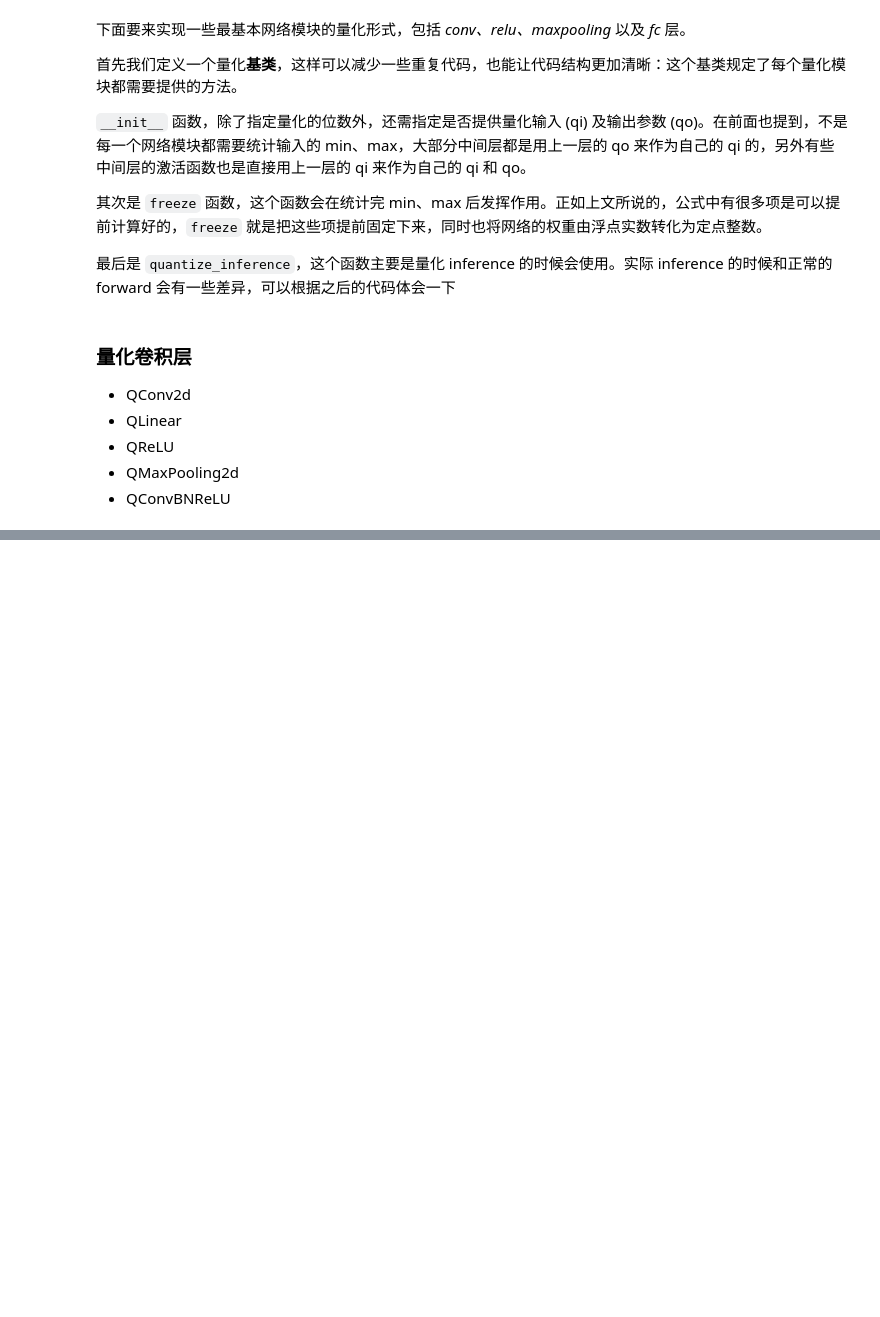
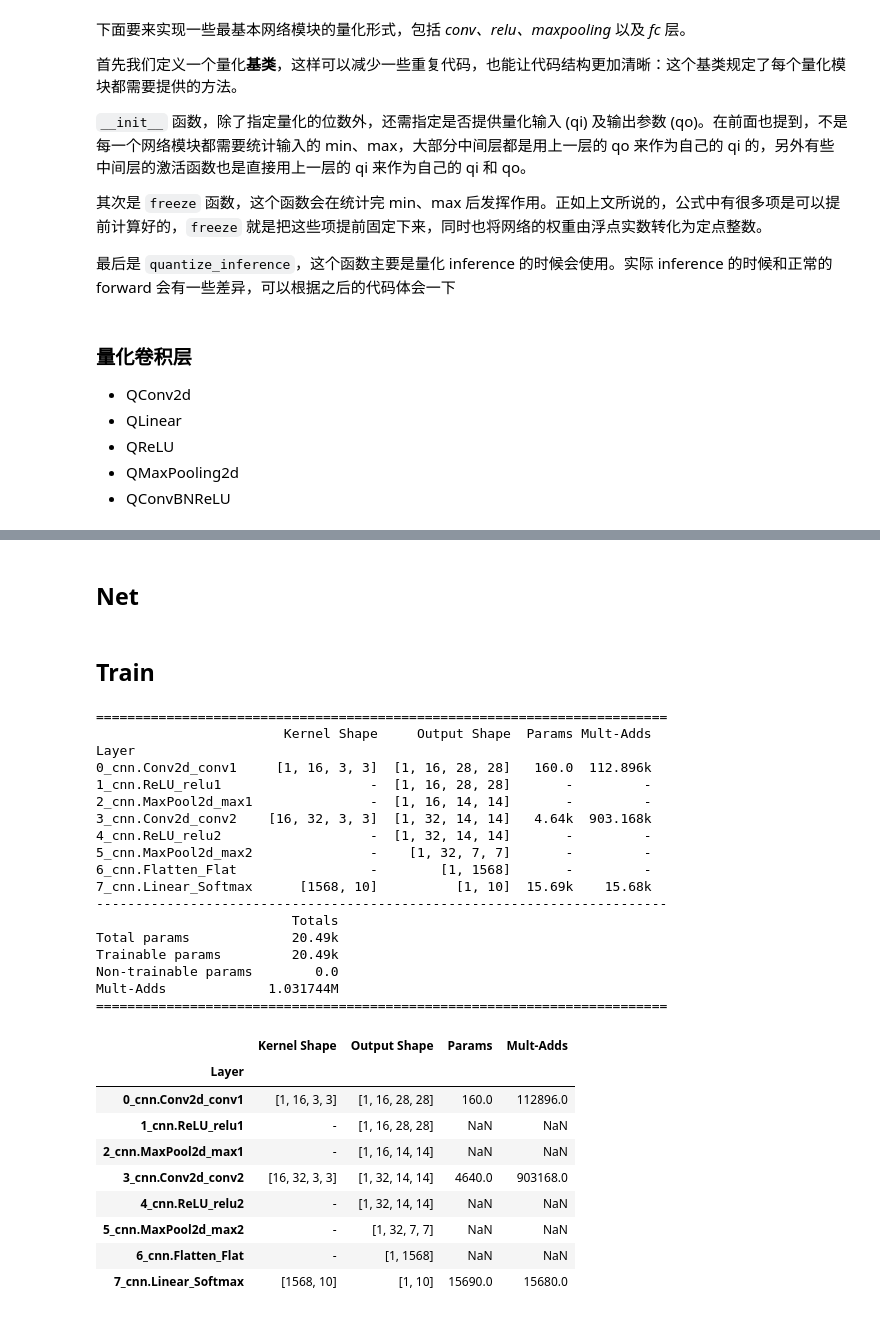
Before and after one commit to preminstrel/ECG-Classification, a Jupyter notebook: Quantization Exp/Post training quantization.ipynb, the cells around one changed output, grey strips where cells are left out. Drawn from its saved outputs; the diff is of its cells as text; code cells hidden in the pictures; blank space fills up the shorter version.

```diff
--- a/Quantization Exp/Post training quantization.ipynb
+++ b/Quantization Exp/Post training quantization.ipynb
@@ -113,4 +127,17 @@ $$q_a=M(\sum_i^N (q_w-Z_w)(q_x-Z_x)+q_b)+Z_a$$
 # %%
+from torch.autograd import Function
+class FakeQuantize(Function):
+
+    @staticmethod
+    def forward(ctx, x, qparam):
+        x = qparam.quantize_tensor(x)
+        x = qparam.dequantize_tensor(x)
+        return x
+
+    @staticmethod
+    def backward(ctx, grad_output):
+        return grad_output, None
+
 class QConv2d(QModule):
 
     def __init__(self, conv_module, qi=True, qo=True, num_bits=8):
@@ -123,22 +150,22 @@ class QConv2d(QModule):
 
         if hasattr(self, 'qi') and qi is not None:         # hasattr(object, name)  如果对象有该属性返回 True，否则返回 False。
             raise ValueError('qi has been provided in init function.')
-        if not hasattr(self, 'qi') and qi is None:
+        if not hasattr(self, 'qi') or qi is None:
             raise ValueError('qi is not existed, should be provided.')
 
         if hasattr(self, 'qo') and qo is not None:
             raise ValueError('qo has been provided in init function.')
-        if not hasattr(self, 'qo') and qo is None:
+        if not hasattr(self, 'qo') or qo is None:
             raise ValueError('qo is not existed, should be provided.')
 
         if qi is not None:
             self.qi = qi
         if qo is not None:
             self.qo = qo
-        self.M = self.qw.scale * self.qi.scale / self.qo.scale
+        self.M = self.qw.scale * self.qi.scale / self.qo.scale  # Calculate M
 
-        self.conv_module.weight.data = self.qw.quantize_tensor(self.conv_module.weight.data)
-        self.conv_module.weight.data = self.conv_module.weight.data - self.qw.zero_point
+        self.conv_module.weight.data = self.qw.quantize_tensor(self.conv_module.weight.data) # 把权重量化  标准：qw的参数
+        self.conv_module.weight.data = self.conv_module.weight.data - self.qw.zero_point     # 减去零点
 
         self.conv_module.bias.data = quantize_tensor(self.conv_module.bias.data, scale=self.qi.scale * self.qw.scale,
                                                      zero_point=0, num_bits=32, signed=True)
@@ -256,7 +283,7 @@ class QReLU(QModule):
 # %%
 class QMaxPooling2d(QModule):
 
-    def __init__(self, kernel_size=3, stride=1, padding=0, qi=False, num_bits=None):
+    def __init__(self, kernel_size=2, stride=2, padding=0, qi=False, num_bits=None):
         super(QMaxPooling2d, self).__init__(qi=qi, num_bits=num_bits)
         self.kernel_size = kernel_size
         self.stride = stride
@@ -267,7 +294,7 @@ class QMaxPooling2d(QModule):
             raise ValueError('qi has been provided in init function.')
         if not hasattr(self, 'qi') and qi is None:
             raise ValueError('qi is not existed, should be provided.')
-        if qi is not None:
+        if qi is None:
             self.qi = qi
 
     def forward(self, x):
@@ -392,0 +311,2 @@ class QConvBNReLU(QModule):
+# %% [markdown]
+## Net
@@ -392,0 +375,2 @@ class QConvBNReLU(QModule):
+# %% [markdown]
+## Train
@@ -392,0 +398,32 @@ class QConvBNReLU(QModule):
+# %%
+from torchsummaryX import summary
+summary(Net(),torch.zeros(1,1,28,28).to("cpu"))
+# %% [output]
+=========================================================================
+                        Kernel Shape     Output Shape  Params Mult-Adds
+Layer
+0_cnn.Conv2d_conv1     [1, 16, 3, 3]  [1, 16, 28, 28]   160.0  112.896k
+1_cnn.ReLU_relu1                   -  [1, 16, 28, 28]       -         -
+2_cnn.MaxPool2d_max1               -  [1, 16, 14, 14]       -         -
+3_cnn.Conv2d_conv2    [16, 32, 3, 3]  [1, 32, 14, 14]   4.64k  903.168k
+4_cnn.ReLU_relu2                   -  [1, 32, 14, 14]       -         -
+5_cnn.MaxPool2d_max2               -    [1, 32, 7, 7]       -         -
+6_cnn.Flatten_Flat                 -        [1, 1568]       -         -
+7_cnn.Linear_Softmax      [1568, 10]          [1, 10]  15.69k    15.68k
+-------------------------------------------------------------------------
+                         Totals
+Total params             20.49k
+Trainable params         20.49k
+Non-trainable params        0.0
+Mult-Adds             1.031744M
+=========================================================================
+|  | Kernel Shape | Output Shape | Params | Mult-Adds |
+| Layer |  |  |  |  |
+| 0_cnn.Conv2d_conv1 | [1, 16, 3, 3] | [1, 16, 28, 28] | 160.0 | 112896.0 |
+| 1_cnn.ReLU_relu1 | - | [1, 16, 28, 28] | NaN | NaN |
+| 2_cnn.MaxPool2d_max1 | - | [1, 16, 14, 14] | NaN | NaN |
+| 3_cnn.Conv2d_conv2 | [16, 32, 3, 3] | [1, 32, 14, 14] | 4640.0 | 903168.0 |
+| 4_cnn.ReLU_relu2 | - | [1, 32, 14, 14] | NaN | NaN |
+| 5_cnn.MaxPool2d_max2 | - | [1, 32, 7, 7] | NaN | NaN |
+| 6_cnn.Flatten_Flat | - | [1, 1568] | NaN | NaN |
+| 7_cnn.Linear_Softmax | [1568, 10] | [1, 10] | 15690.0 | 15680.0 |
```
Also changed, not shown: parts of 13 cells of this notebook, 29 other files.
